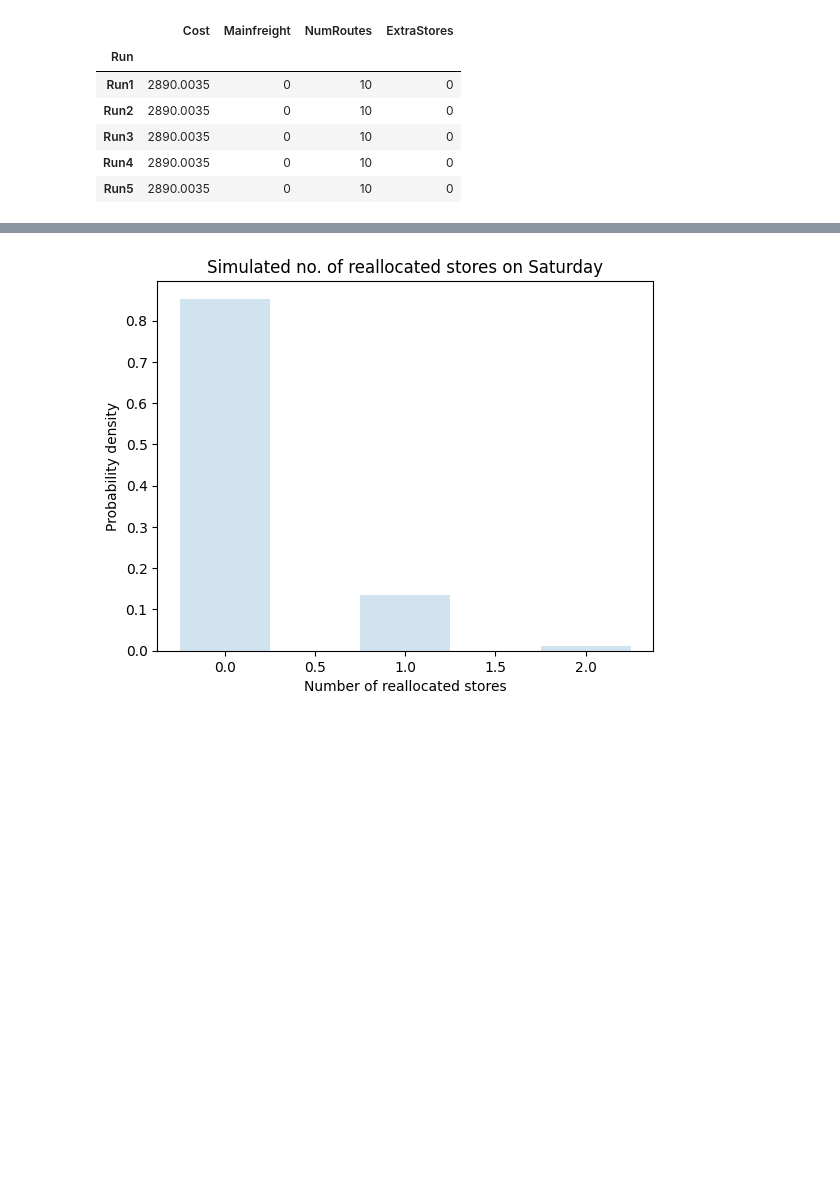
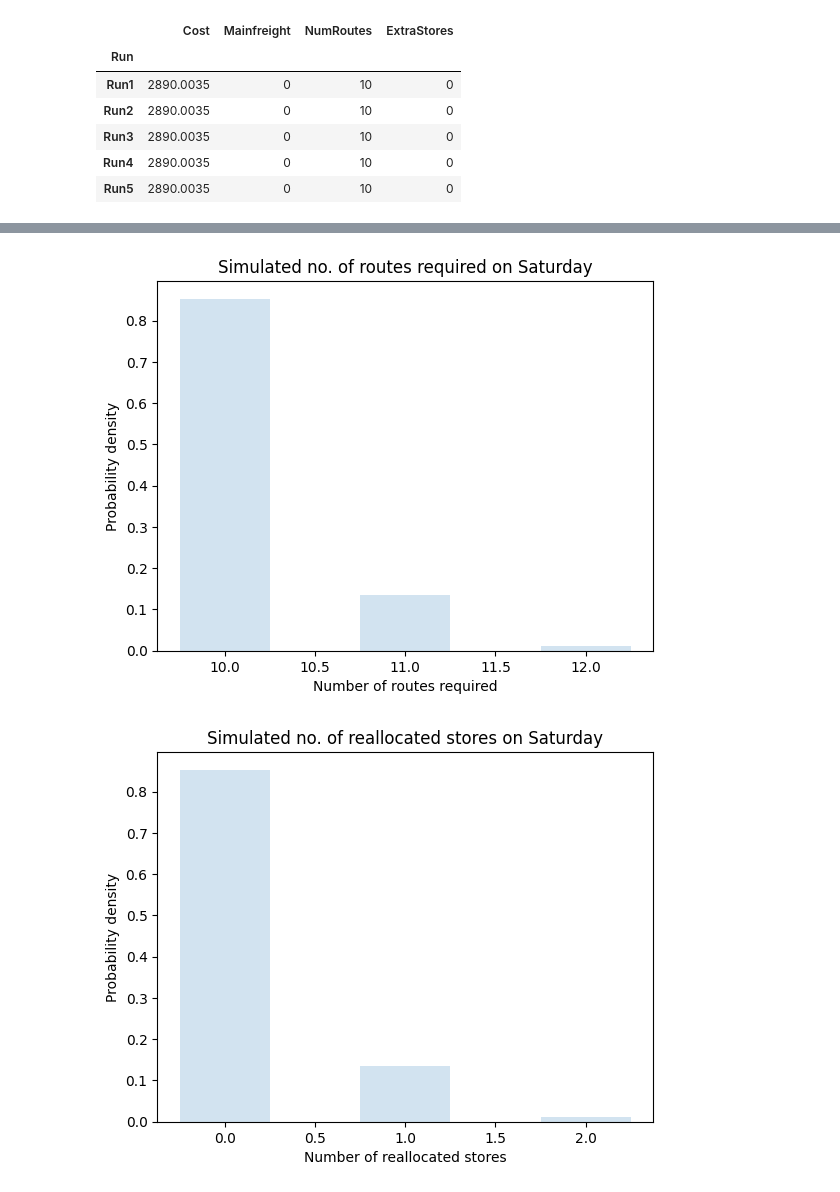
Before and after one commit to aguo921/engsci263-or-project, a Jupyter notebook: simulation/simulation.ipynb, the cells around one changed output, grey strips where cells are left out. Drawn from its saved outputs; the diff is of its cells as text; code cells hidden in the pictures; blank space fills up the shorter version.

```diff
--- a/simulation/simulation.ipynb
+++ b/simulation/simulation.ipynb
@@ -130,3 +141,15 @@ fig.tight_layout()
+# %%
+fig, ax = plt.subplots()
+
+plot_pdf(
+    ax,
+    simulated_saturday.NumRoutes,
+    integer=True,
+    title="Simulated no. of routes required on Saturday",
+    xlabel="Number of routes required"
+)
+# %% [output]
+[figure, added]
 # %%
 fig, ax = plt.subplots()
 
```
Also changed, not shown: parts of 9 cells of this notebook, 33 other files.
